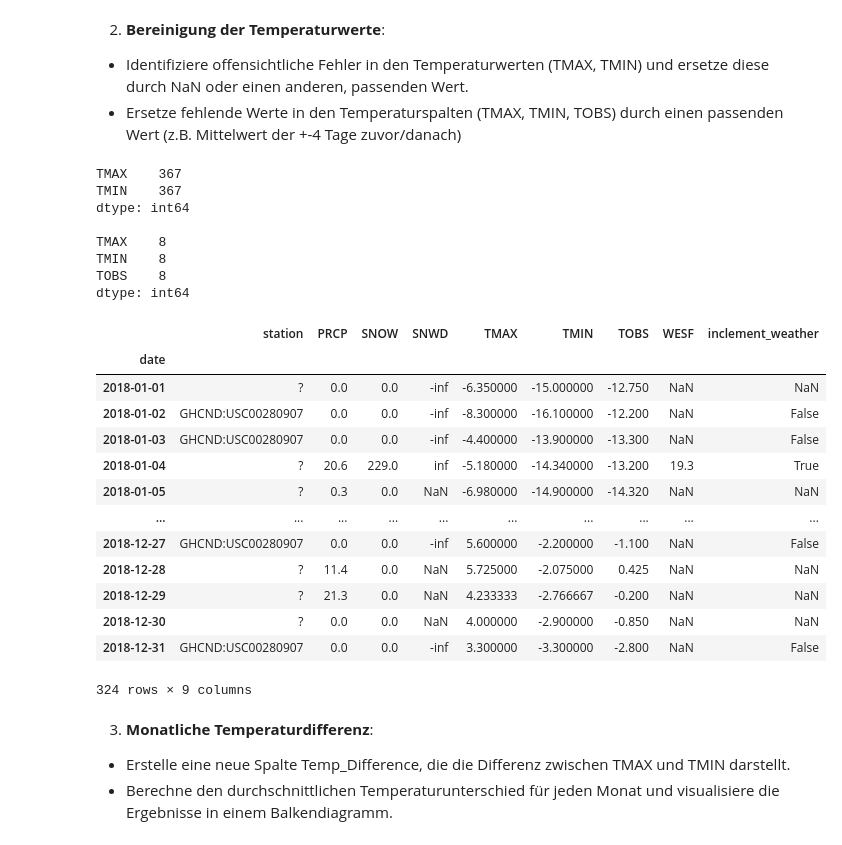
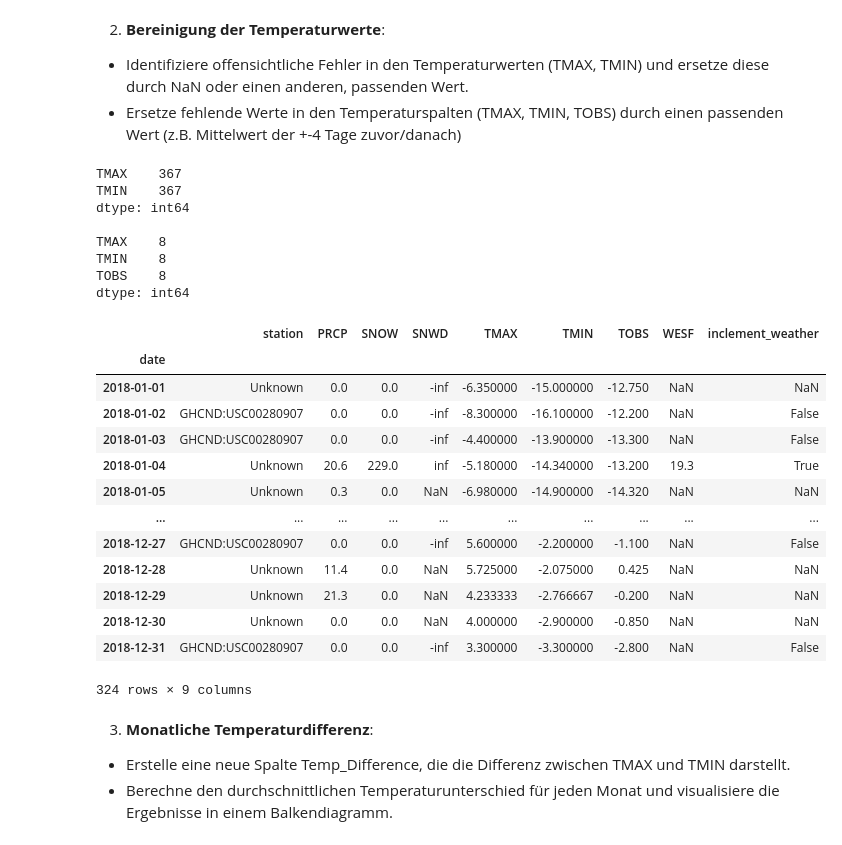
Before and after one commit to tobiasseck/dirty-weather, a Jupyter notebook: dirty_weather_analysis.ipynb, the cells around one changed output. Saved outputs shown, nothing was run; the diff lists cells and outputs as text; code cells hidden in the pictures.

```diff
--- a/dirty_weather_analysis.ipynb
+++ b/dirty_weather_analysis.ipynb
@@ -30,43 +30,44 @@ df.head()
 min_temp, max_temp = -30, 50
 
 df[['PRCP', 'SNOW', 'SNWD', 'TMAX', 'TMIN', 'TOBS', 'WESF']] = df[['PRCP', 'SNOW', 'SNWD', 'TMAX', 'TMIN', 'TOBS', 'WESF']].apply(pd.to_numeric, errors='coerce')
 df['TMAX'] = df['TMAX'].apply(lambda x: np.nan if x < min_temp or x > max_temp else x)
 df['TMIN'] = df['TMIN'].apply(lambda x: np.nan if x < min_temp or x > max_temp else x)
 
 print(df[['TMAX', 'TMIN']].isna().sum())
 print()
 
 for column in ['TMAX', 'TMIN', 'TOBS']:
     df[column] = df[column].fillna(df[column].rolling(window=9, min_periods=1, center=True).mean())
 
 print(df[['TMAX', 'TMIN', 'TOBS']].isna().sum())
 
 df.fillna({'SNOW' : 0}, inplace=True)
+df.replace({'station': {"?": "Unknown"}}, inplace=True)
 df = df[~df.index.duplicated(keep='first')]
 display(df)
 
 df.to_csv('cleaned_data.csv')
 # %% [output]
 TMAX    367
 TMIN    367
 dtype: int64
 
 TMAX    8
 TMIN    8
 TOBS    8
 dtype: int64
 |  | station | PRCP | SNOW | SNWD | TMAX | TMIN | TOBS | WESF | inclement_weather |
 | date |  |  |  |  |  |  |  |  |  |
-| 2018-01-01 | ? | 0.0 | 0.0 | -inf | -6.350000 | -15.000000 | -12.750 | NaN | NaN |
+| 2018-01-01 | Unknown | 0.0 | 0.0 | -inf | -6.350000 | -15.000000 | -12.750 | NaN | NaN |
 | 2018-01-02 | GHCND:USC00280907 | 0.0 | 0.0 | -inf | -8.300000 | -16.100000 | -12.200 | NaN | False |
 | 2018-01-03 | GHCND:USC00280907 | 0.0 | 0.0 | -inf | -4.400000 | -13.900000 | -13.300 | NaN | False |
-| 2018-01-04 | ? | 20.6 | 229.0 | inf | -5.180000 | -14.340000 | -13.200 | 19.3 | True |
-| 2018-01-05 | ? | 0.3 | 0.0 | NaN | -6.980000 | -14.900000 | -14.320 | NaN | NaN |
+| 2018-01-04 | Unknown | 20.6 | 229.0 | inf | -5.180000 | -14.340000 | -13.200 | 19.3 | True |
+| 2018-01-05 | Unknown | 0.3 | 0.0 | NaN | -6.980000 | -14.900000 | -14.320 | NaN | NaN |
 | ... | ... | ... | ... | ... | ... | ... | ... | ... | ... |
 | 2018-12-27 | GHCND:USC00280907 | 0.0 | 0.0 | -inf | 5.600000 | -2.200000 | -1.100 | NaN | False |
-| 2018-12-28 | ? | 11.4 | 0.0 | NaN | 5.725000 | -2.075000 | 0.425 | NaN | NaN |
-| 2018-12-29 | ? | 21.3 | 0.0 | NaN | 4.233333 | -2.766667 | -0.200 | NaN | NaN |
-| 2018-12-30 | ? | 0.0 | 0.0 | NaN | 4.000000 | -2.900000 | -0.850 | NaN | NaN |
+| 2018-12-28 | Unknown | 11.4 | 0.0 | NaN | 5.725000 | -2.075000 | 0.425 | NaN | NaN |
+| 2018-12-29 | Unknown | 21.3 | 0.0 | NaN | 4.233333 | -2.766667 | -0.200 | NaN | NaN |
+| 2018-12-30 | Unknown | 0.0 | 0.0 | NaN | 4.000000 | -2.900000 | -0.850 | NaN | NaN |
 | 2018-12-31 | GHCND:USC00280907 | 0.0 | 0.0 | -inf | 3.300000 | -3.300000 | -2.800 | NaN | False |
 324 rows × 9 columns
 # %% [markdown]
```
Also changed, not shown: parts of 1 cell of this notebook, 1 other file.
